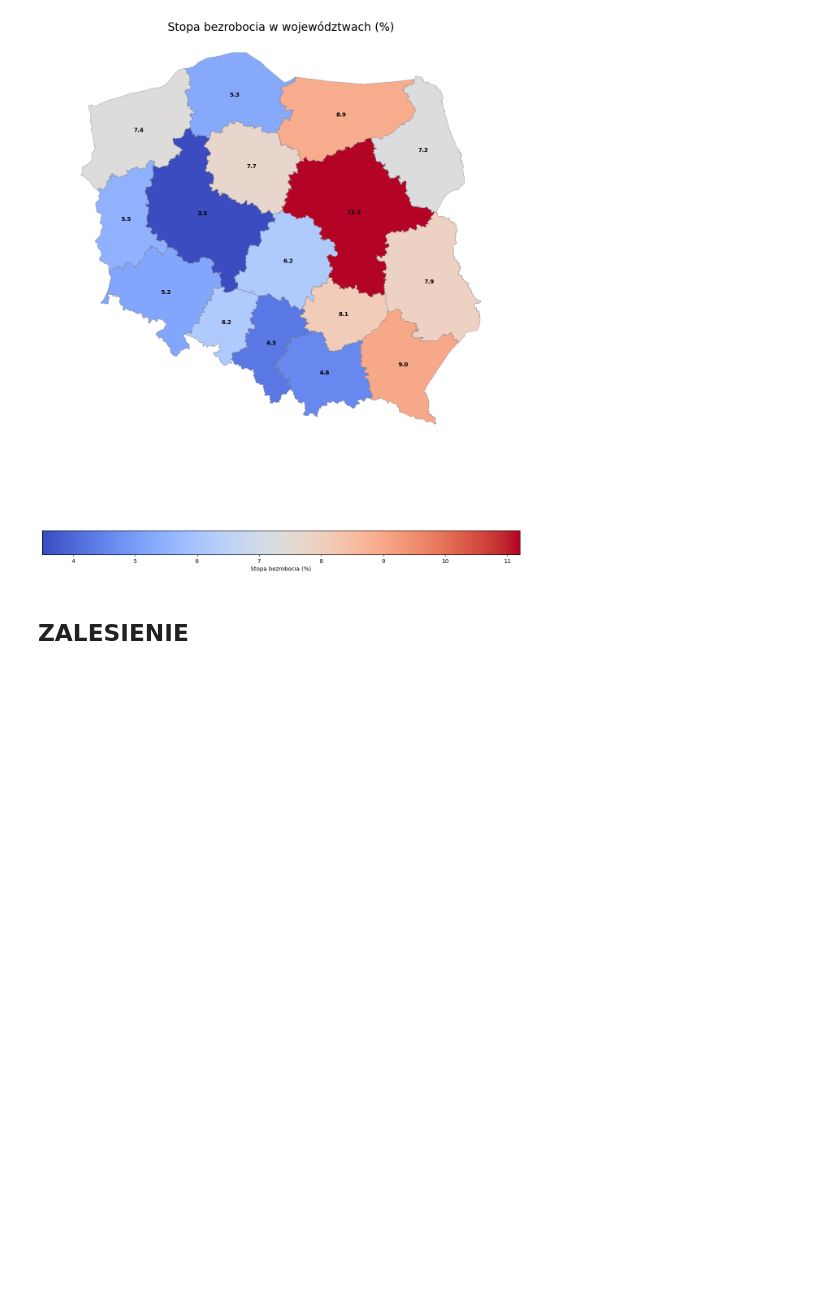
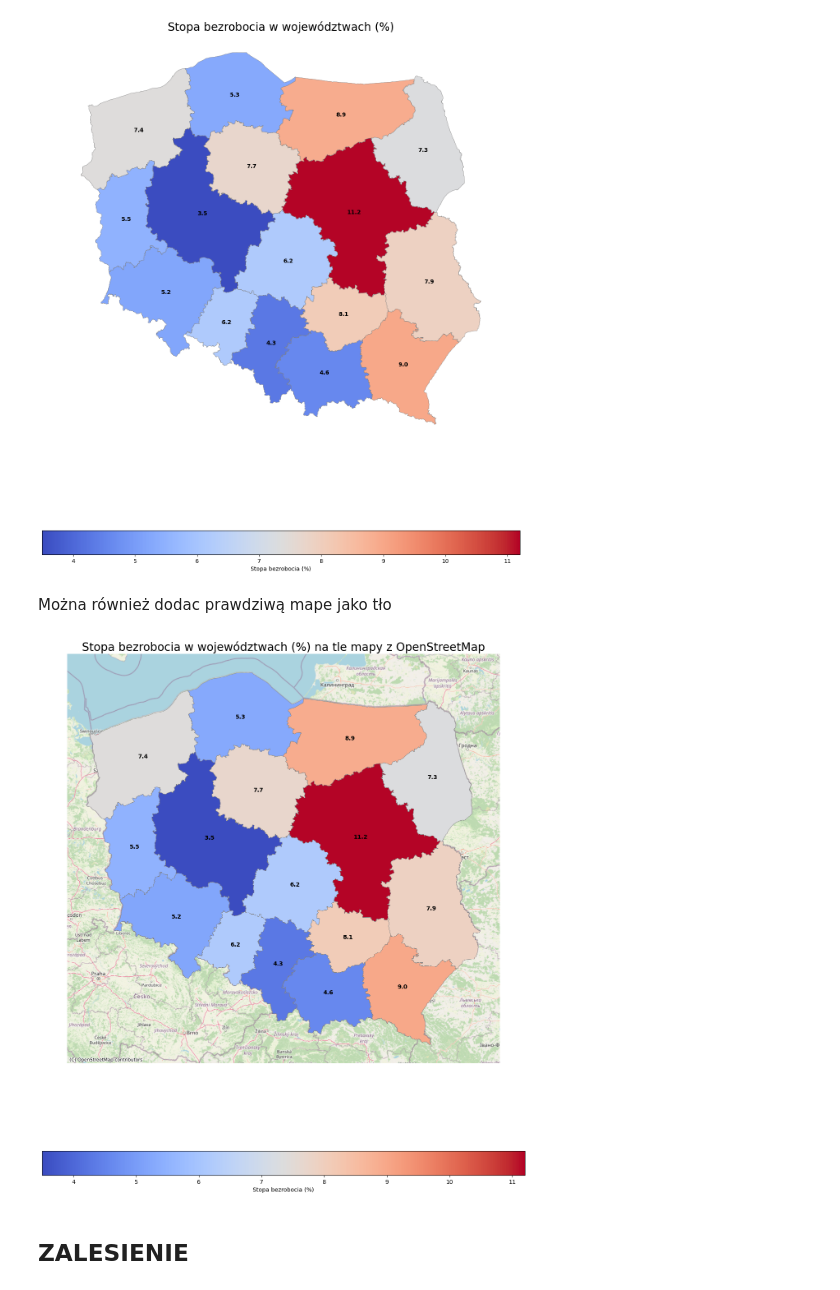
Before and after one commit to RdzaMnieBierze/Polska_Geopandas, a Jupyter notebook: Bezrobocie.ipynb, the cells around one changed output. Saved outputs shown, nothing was run; the diff lists cells and outputs as text; code cells hidden in the pictures; blank space fills up the shorter version.

Commit message:
Dodanie tła do mapy

```diff
--- a/Bezrobocie.ipynb
+++ b/Bezrobocie.ipynb
@@ -224,6 +225,45 @@ plt.tight_layout()
 plt.show()
 # %% [output]
 [figure]
+# %% [markdown]
+Można również dodac prawdziwą mape jako tło
+# %%
+mb3857 = mapa_bezrobocia.to_crs(epsg=3857)
+fig, ax = plt.subplots(1, 1, figsize=(15, 15))
+
+mb3857.plot(
+    column='Stopa bezrobocia w %',
+    ax=ax,
+    legend=True,
+    legend_kwds={'label': "Stopa bezrobocia (%)", 'orientation': "horizontal", 'shrink': 0.8},
+    cmap='coolwarm',
+    edgecolor='gray',
+    linewidth=0.5
+ )
+
+ctx.add_basemap(ax, source=ctx.providers.OpenStreetMap.Mapnik, crs=mb3857.crs.to_string())
+
+for idx, row in mb3857.iterrows():
+    wartosc = row['Stopa bezrobocia w %']
+    if pd.notna(wartosc):
+        x = row['geometry'].centroid.x
+        y = row['geometry'].centroid.y
+        ax.annotate(
+            text=f"{wartosc:.1f}",
+            xy=(x, y),
+            ha='center',
+            va='center',
+            fontsize=10,
+            color='black',
+            weight='bold'
+        )
+
+ax.set_axis_off()
+plt.title('Stopa bezrobocia w województwach (%) na tle mapy z OpenStreetMap', fontsize=20)
+plt.tight_layout()
+plt.show()
+# %% [output]
+[figure, added]
 # %% [markdown]
 ## ZALESIENIE
 # %%
```
Also changed, not shown: parts of 3 cells of this notebook, 1 other file.
